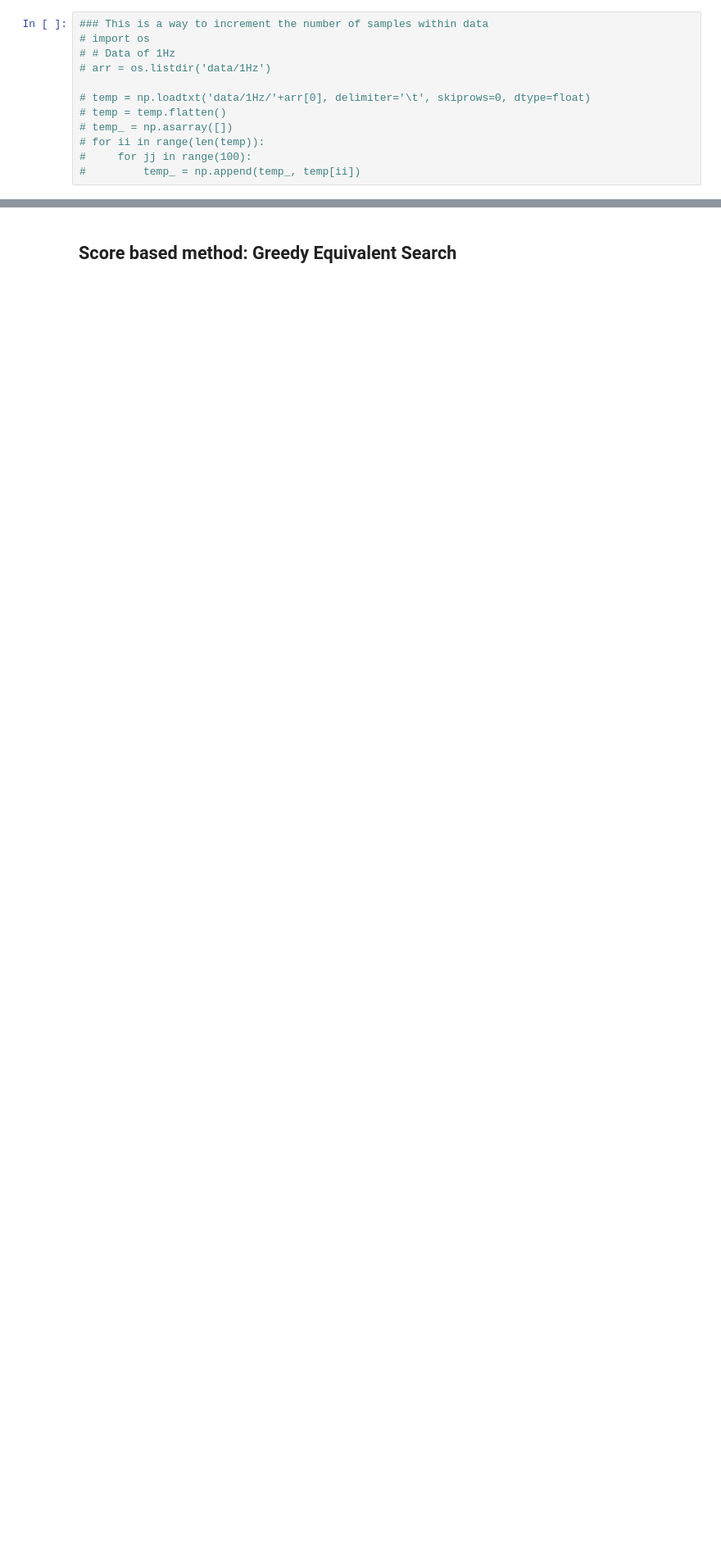
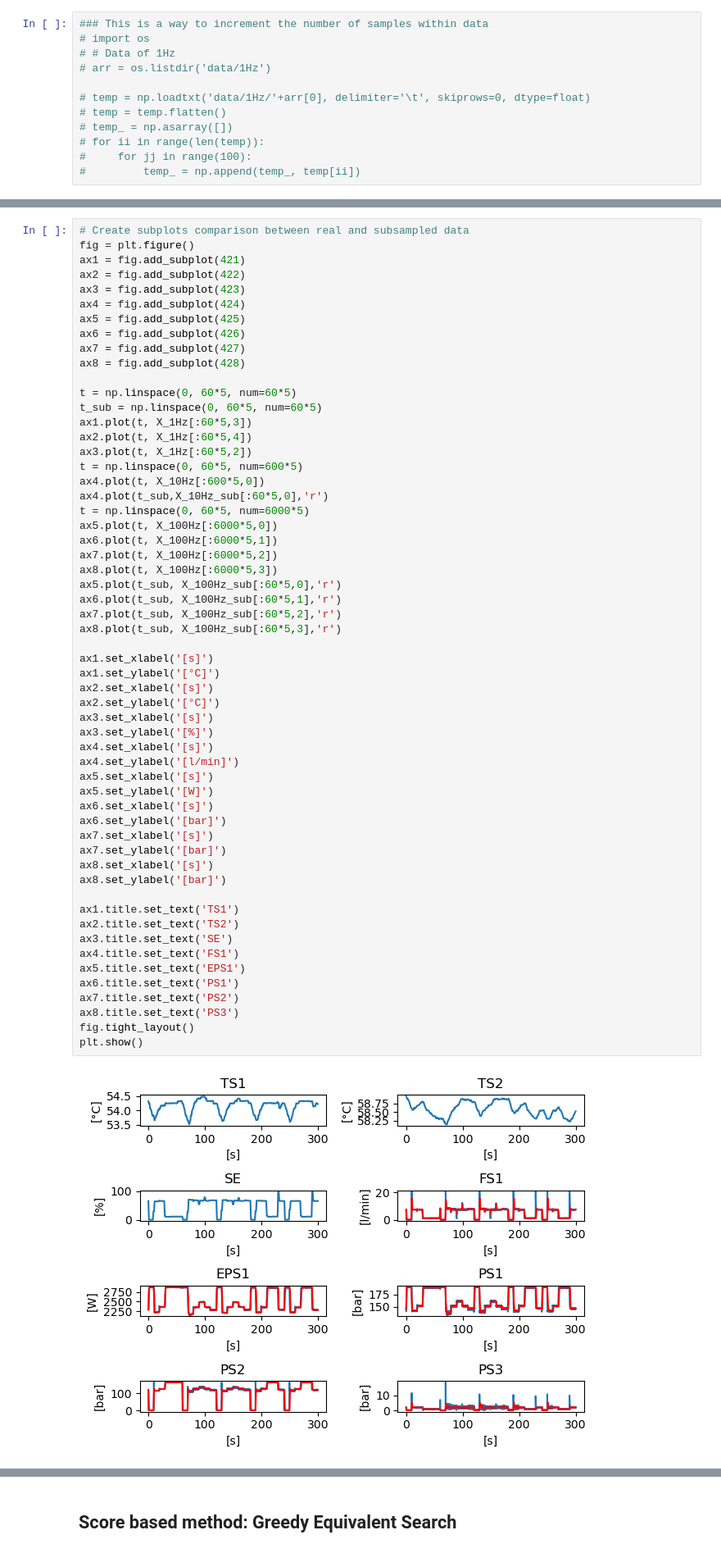
Before and after one commit to SamiraSanchezNT/Hydraulic-System-Condition-monitoring, a Jupyter notebook: ProjectAppliedCausalInference.ipynb, the cells around one changed output, grey strips where cells are left out. Shown: that part at 82% size. Cells and saved outputs as stored; diff of their text form; blank space fills up the shorter version.

```diff
--- a/ProjectAppliedCausalInference.ipynb
+++ b/ProjectAppliedCausalInference.ipynb
@@ -350,0 +436,59 @@ NameError: name 'X_1Hz' is not defined
+# %%
+# Create subplots comparison between real and subsampled data
+fig = plt.figure()
+ax1 = fig.add_subplot(421)
+ax2 = fig.add_subplot(422)
+ax3 = fig.add_subplot(423)
+ax4 = fig.add_subplot(424)
+ax5 = fig.add_subplot(425)
+ax6 = fig.add_subplot(426)
+ax7 = fig.add_subplot(427)
+ax8 = fig.add_subplot(428)
+
+t = np.linspace(0, 60*5, num=60*5)
+t_sub = np.linspace(0, 60*5, num=60*5)
+ax1.plot(t, X_1Hz[:60*5,3])
+ax2.plot(t, X_1Hz[:60*5,4])
+ax3.plot(t, X_1Hz[:60*5,2])
+t = np.linspace(0, 60*5, num=600*5)
+ax4.plot(t, X_10Hz[:600*5,0])
+ax4.plot(t_sub,X_10Hz_sub[:60*5,0],'r')
+t = np.linspace(0, 60*5, num=6000*5)
+ax5.plot(t, X_100Hz[:6000*5,0])
+ax6.plot(t, X_100Hz[:6000*5,1])
+ax7.plot(t, X_100Hz[:6000*5,2])
+ax8.plot(t, X_100Hz[:6000*5,3])
+ax5.plot(t_sub, X_100Hz_sub[:60*5,0],'r')
+ax6.plot(t_sub, X_100Hz_sub[:60*5,1],'r')
+ax7.plot(t_sub, X_100Hz_sub[:60*5,2],'r')
+ax8.plot(t_sub, X_100Hz_sub[:60*5,3],'r')
+
+ax1.set_xlabel('[s]')
+ax1.set_ylabel('[°C]')
+ax2.set_xlabel('[s]')
+ax2.set_ylabel('[°C]')
+ax3.set_xlabel('[s]')
+ax3.set_ylabel('[%]')
+ax4.set_xlabel('[s]')
+ax4.set_ylabel('[l/min]')
+ax5.set_xlabel('[s]')
+ax5.set_ylabel('[W]')
+ax6.set_xlabel('[s]')
+ax6.set_ylabel('[bar]')
+ax7.set_xlabel('[s]')
+ax7.set_ylabel('[bar]')
+ax8.set_xlabel('[s]')
+ax8.set_ylabel('[bar]')
+
+ax1.title.set_text('TS1')
+ax2.title.set_text('TS2')
+ax3.title.set_text('SE')
+ax4.title.set_text('FS1')
+ax5.title.set_text('EPS1')
+ax6.title.set_text('PS1')
+ax7.title.set_text('PS2')
+ax8.title.set_text('PS3')
+fig.tight_layout()
+plt.show()
+# %% [output]
+[figure, added]
```
Also changed, not shown: parts of 20 cells of this notebook, 13 other files.
